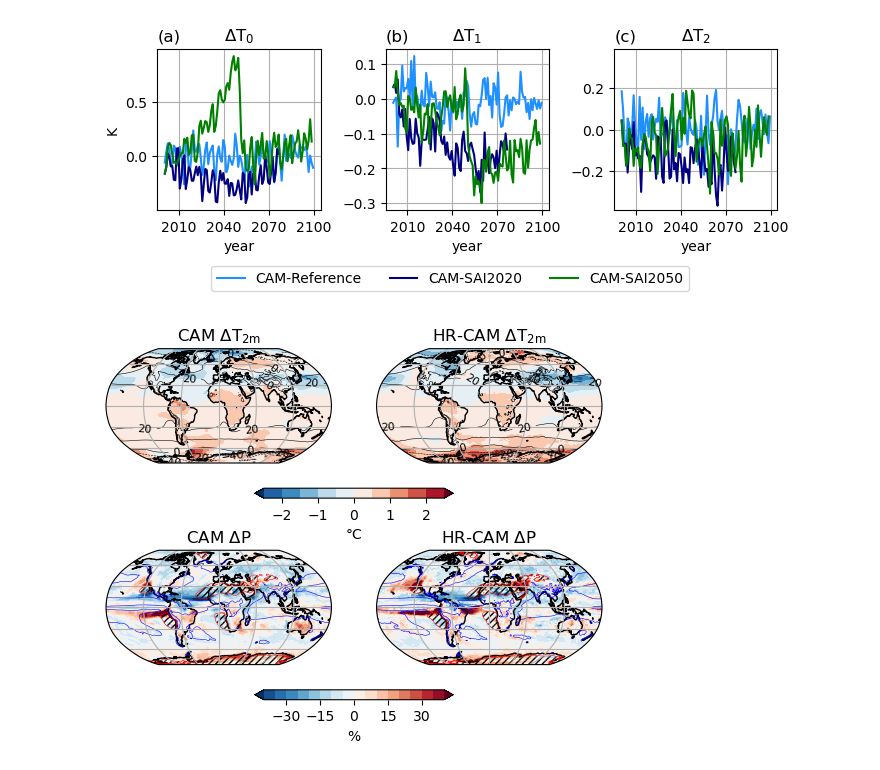
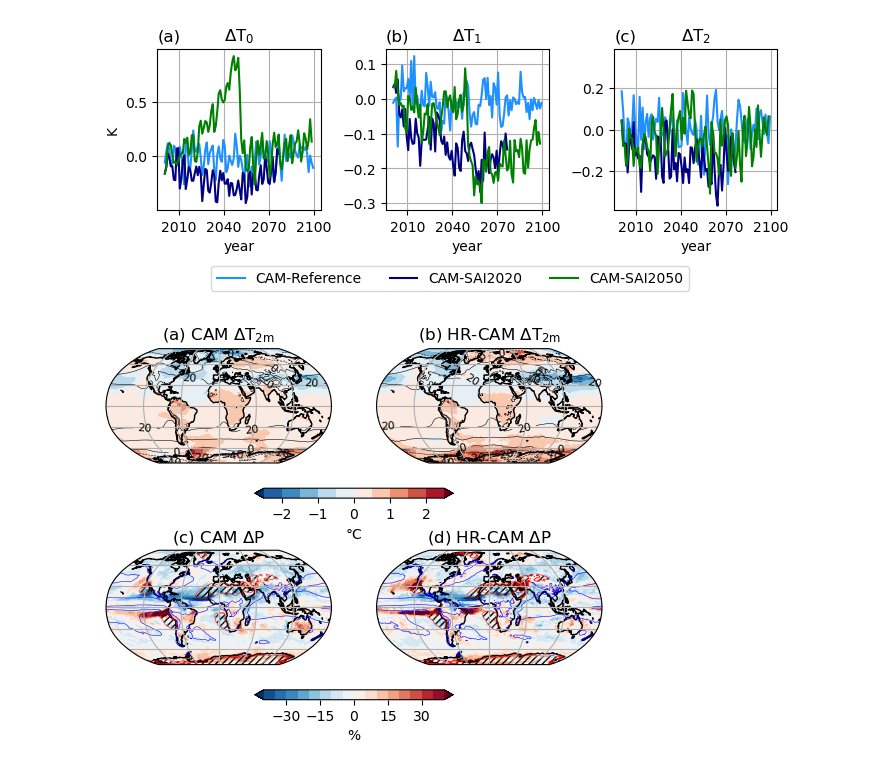
Before and after one commit to JdeJong96/CESM-CAM_SAI, a Jupyter notebook: results/CESM1.0.4results.ipynb, the cells around one changed output. Saved outputs shown, nothing was run; the diff lists cells and outputs as text; code cells hidden in the pictures.

```diff
--- a/results/CESM1.0.4results.ipynb
+++ b/results/CESM1.0.4results.ipynb
@@ -376,7 +376,7 @@ PRECT = {
 # %%
 cfkwargs1 = {'transform':ccrs.PlateCarree(), 'levels':np.linspace(-2.5,2.5,11), 'extend':'both', 'add_colorbar':False} # TREFHT maps
 cfkwargs2 = {'transform':ccrs.PlateCarree(), 'levels':np.arange(-40,40.1,5), 'extend':'both', 'add_colorbar':False} # PRECT maps
-cfkwargs3 = dict(hatches=['/////'], alpha=0, add_colorbar=False, transform=ccrs.PlateCarree()) # PRECT hatching maps
+cfkwargs3 = dict(hatches=['/////'], alpha=0, add_colorbar=False, transform=ccrs.PlateCarree()) # PRECT hatching
 cskwargs1 = dict(levels=range(-50,41,10), colors='k', linewidths=0.4, transform=ccrs.PlateCarree()) # TREFHT contours
 cskwargs2 = dict(levels=[0.5,4], colors=['r','b'], transform=ccrs.PlateCarree(), linewidths=0.4) # PRECT contours
 
@@ -397,38 +397,38 @@ p2 = (TREFHT['cam.mr.sai50.f']-TREFHT['cam.mr.spin.i']).plot.contourf(ax=ax2, **
 p2c = (TREFHT['cam.mr.spin.i']-273.15).plot.contour(ax=ax2, **cskwargs1)
 ax2.clabel(p2c, levels=p2c.levels[1::2], fontsize=8)
 
 ax3 = fig.add_subplot(223, projection=ccrs.Robinson())
 p3 = ((PRECT['cam.lr.sai50.f']-PRECT['cam.lr.spin.i'])/PRECT['cam.lr.spin.i']*100).plot.contourf(ax=ax3, **cfkwargs2)
 cs = (PRECT['cam.lr.spin.i']*fac).plot.contour(ax=ax3, **cskwargs2)
 ch = (PRECT['cam.lr.spin.i']*fac).where(PRECT['cam.lr.spin.i']*fac<cskwargs2['levels'][0], np.nan).plot.contourf(ax=ax3, **cfkwargs3)
 
 ax4 = fig.add_subplot(224, projection=ccrs.Robinson())
 p4 = ((PRECT['cam.mr.sai50.f']-PRECT['cam.mr.spin.i'])/PRECT['cam.mr.spin.i']*100).plot.contourf(ax=ax4, **cfkwargs2)
 cs = (PRECT['cam.mr.spin.i']*fac).plot.contour(ax=ax4, **cskwargs2)
 ch = (PRECT['cam.mr.spin.i']*fac).where(PRECT['cam.mr.spin.i']*fac<cskwargs2['levels'][0], np.nan).plot.contourf(ax=ax4, **cfkwargs3)
 
 
-ax1.set_title(r'CAM $\Delta$T$_{2\mathrm{m}}$')
-ax2.set_title(r'HR-CAM $\Delta$T$_{2\mathrm{m}}$')
-ax3.set_title(r'CAM $\Delta$P')
-ax4.set_title(r'HR-CAM $\Delta$P')
+ax1.set_title(r'(a) CAM $\Delta$T$_{2\mathrm{m}}$')
+ax2.set_title(r'(b) HR-CAM $\Delta$T$_{2\mathrm{m}}$')
+ax3.set_title(r'(c) CAM $\Delta$P')
+ax4.set_title(r'(d) HR-CAM $\Delta$P')
 for ax in (ax1,ax2,ax3,ax4):
     ax.gridlines()
     ax.coastlines()
 
 cb1 = fig.colorbar(p2, ax=[ax1,ax2], orientation='horizontal', shrink=0.4)
 cb1.ax.set_xlabel('°C')
 cb1.ax.set_xticks(range(-2,3,1))
 cb1.ax.set_xticks([], minor=True)
 
 cb2 = fig.colorbar(p4, ax=[ax3,ax4], orientation='horizontal', shrink=0.4)
 cb2.ax.set_xlabel('%')
 cb2.ax.set_xticks(np.arange(-30,31,15))
 cb2.ax.set_xticks([], minor=True)
 
 fig.savefig('figures/cesm1.TREFHT_PRECT.SAI-REF.pdf', bbox_inches='tight')
 # %% [output]
-[figure, old version]
+[figure, new version]
 # %%
 cols = ['orangered','firebrick','dodgerblue']
 labels = ['CAM5', 'HR-CAM5', 'WACCM1']
```
Also changed, not shown: parts of 5 cells of this notebook, 7 other files.
